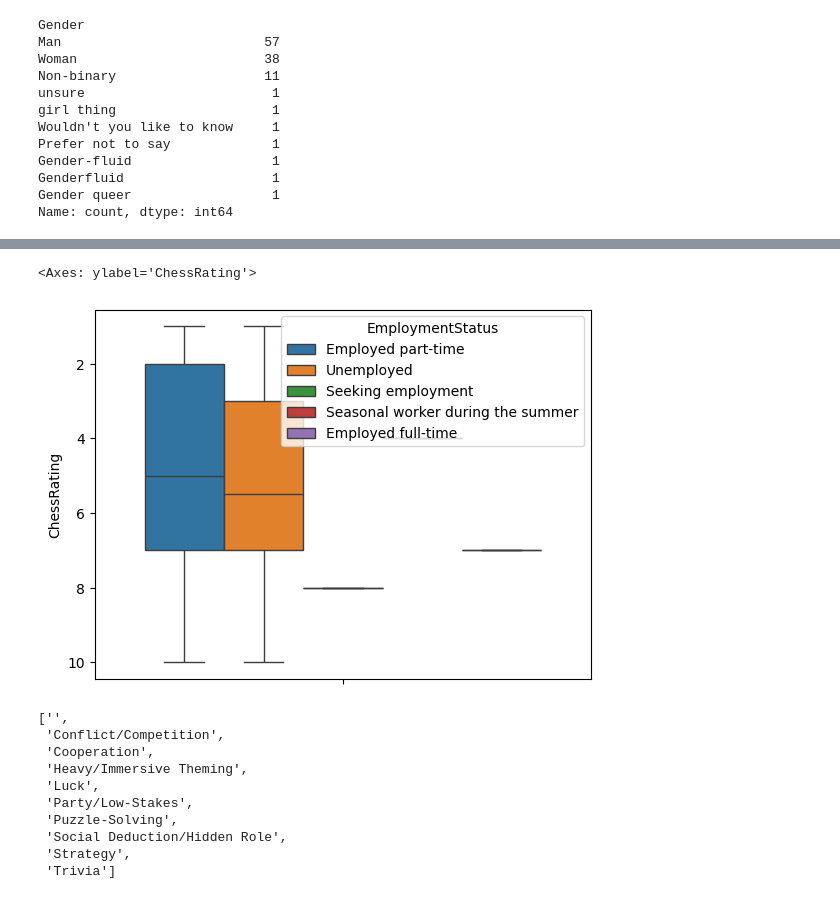
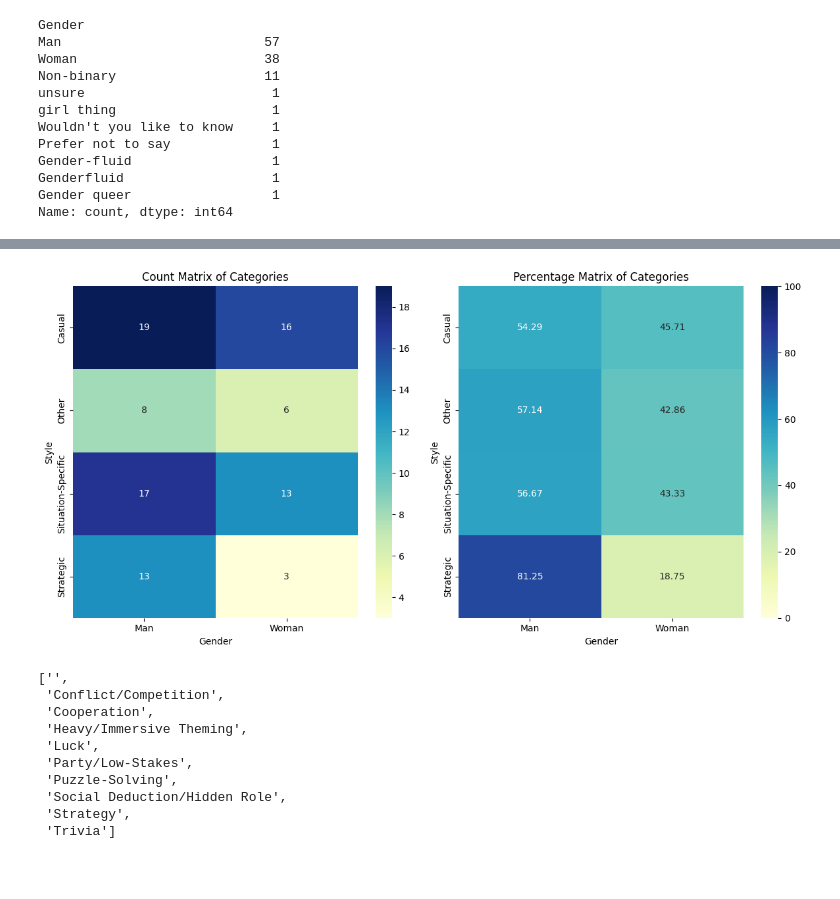
Before and after one commit to sevenwwu/sevenwwu.github.io, a Jupyter notebook: Data Science 311 Findings.ipynb, the cells around one changed output, grey strips where cells are left out. Cells and saved outputs as stored; diff of their text form; code cells hidden in the pictures; blank space fills up the shorter version.

```diff
--- a/Data Science 311 Findings.ipynb
+++ b/Data Science 311 Findings.ipynb
@@ -432,8 +477,8 @@ Name: count, dtype: int64
-# %%
-sns.boxplot(hue=genderForAnalysis_df["EmploymentStatus"],y=genderForAnalysis_df["ChessRating"])
-# %% [output]
-<Axes: ylabel='ChessRating'>
-[figure, removed]
+# %%
+selected_rows = filter_threshold(genderForAnalysis_df[genderForAnalysis_df["Gender"] != "Other"], "Style", 15)
+plot_count_and_percentage_heatmaps(selected_rows["Style"],selected_rows["Gender"])
+# %% [output]
+[figure, added]
 # %%
 unique_preferred_elements
 # %% [output]
```
Also changed, not shown: parts of 19 cells of this notebook.
